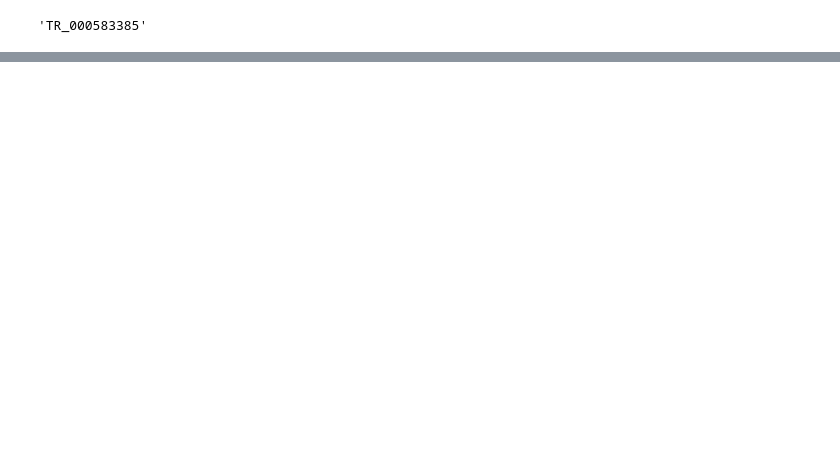
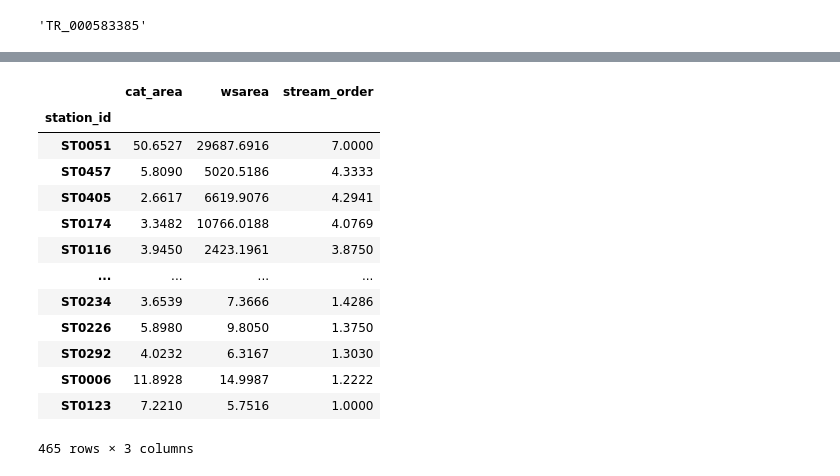
Before and after one commit to soohok402/AI_Data_exhibition, a Jupyter notebook: notebook/1-2_EDA_outlier.ipynb, the cells around one changed output, grey strips where cells are left out. Cells and saved outputs as stored; diff of their text form; code cells hidden in the pictures; blank space fills up the shorter version.

```diff
--- a/notebook/1-2_EDA_outlier.ipynb
+++ b/notebook/1-2_EDA_outlier.ipynb
@@ -7,7 +7,7 @@ import pandas as pd
 # pd.set_option('display.max_columns', None)  # none은 제한값 자리(몇개 열까지 보여줄까)
 # pd.set_option('display.max_rows', None)
 
-df = pd.read_parquet(PROJECT_ROOT / 'parqueted_data' / 'train.parquet')
+df = pd.read_parquet(PROJECT_ROOT / 'parqueted_data' / 'train')
 
 # 해당 df의 메모리사용량 확인용
 # df.memory_usage(deep=True).sum() / 1024**3
@@ -129,3 +141,24 @@ plt.show()
 # %%
 # 환경변수 중에서 격자내 평균 하천차수가 혼자 7차인 경우가 있어서 확인필요
-df.groupby("station_id")[['cat_area', 'wsarea', 'stream_order']].first().sort_values('stream_order', ascending = False)
+(
+    df.groupby("station_id")[
+        ['cat_area', 'wsarea', 'stream_order']
+    ]
+    .first()
+    .sort_values('stream_order', ascending = False)
+)
+# %% [output]
+|  | cat_area | wsarea | stream_order |
+| station_id |  |  |  |
+| ST0051 | 50.6527 | 29687.6916 | 7.0000 |
+| ST0457 | 5.8090 | 5020.5186 | 4.3333 |
+| ST0405 | 2.6617 | 6619.9076 | 4.2941 |
+| ST0174 | 3.3482 | 10766.0188 | 4.0769 |
+| ST0116 | 3.9450 | 2423.1961 | 3.8750 |
+| ... | ... | ... | ... |
+| ST0234 | 3.6539 | 7.3666 | 1.4286 |
+| ST0226 | 5.8980 | 9.8050 | 1.3750 |
+| ST0292 | 4.0232 | 6.3167 | 1.3030 |
+| ST0006 | 11.8928 | 14.9987 | 1.2222 |
+| ST0123 | 7.2210 | 5.7516 | 1.0000 |
+465 rows × 3 columns
```
Also changed, not shown: parts of 3 cells of this notebook, 5 other files.
